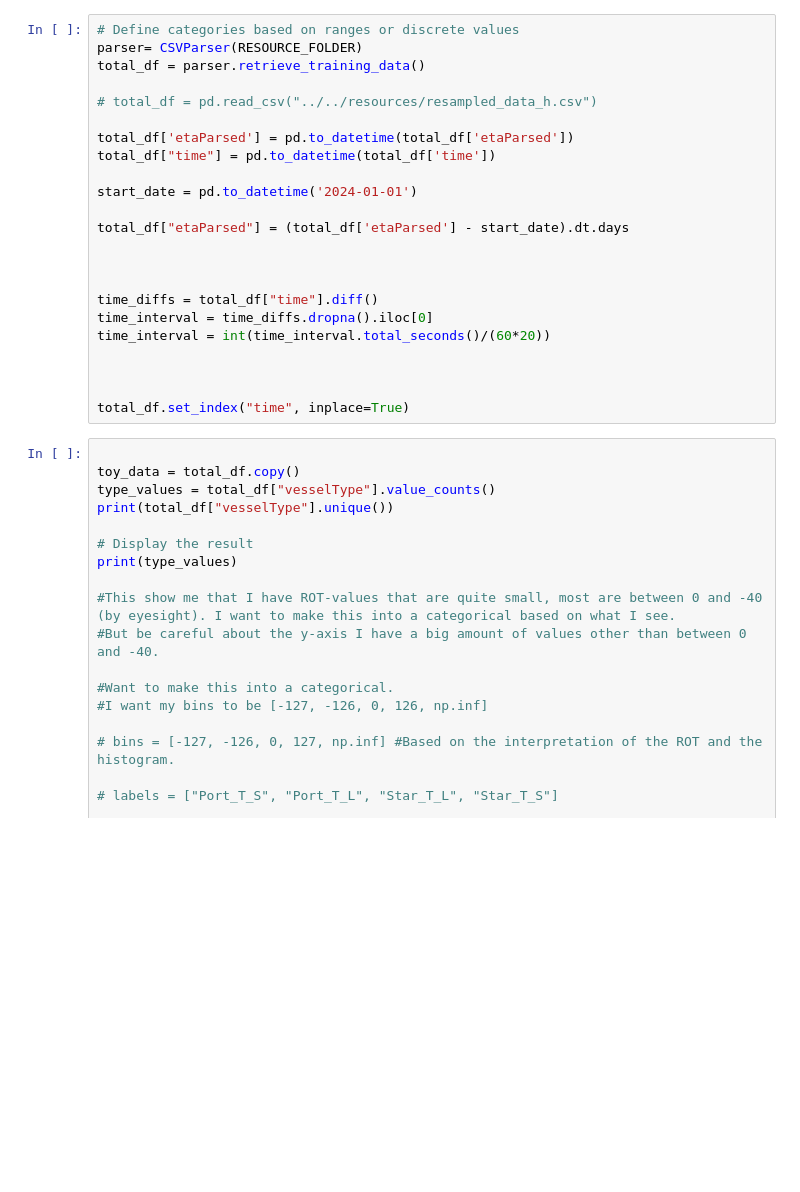
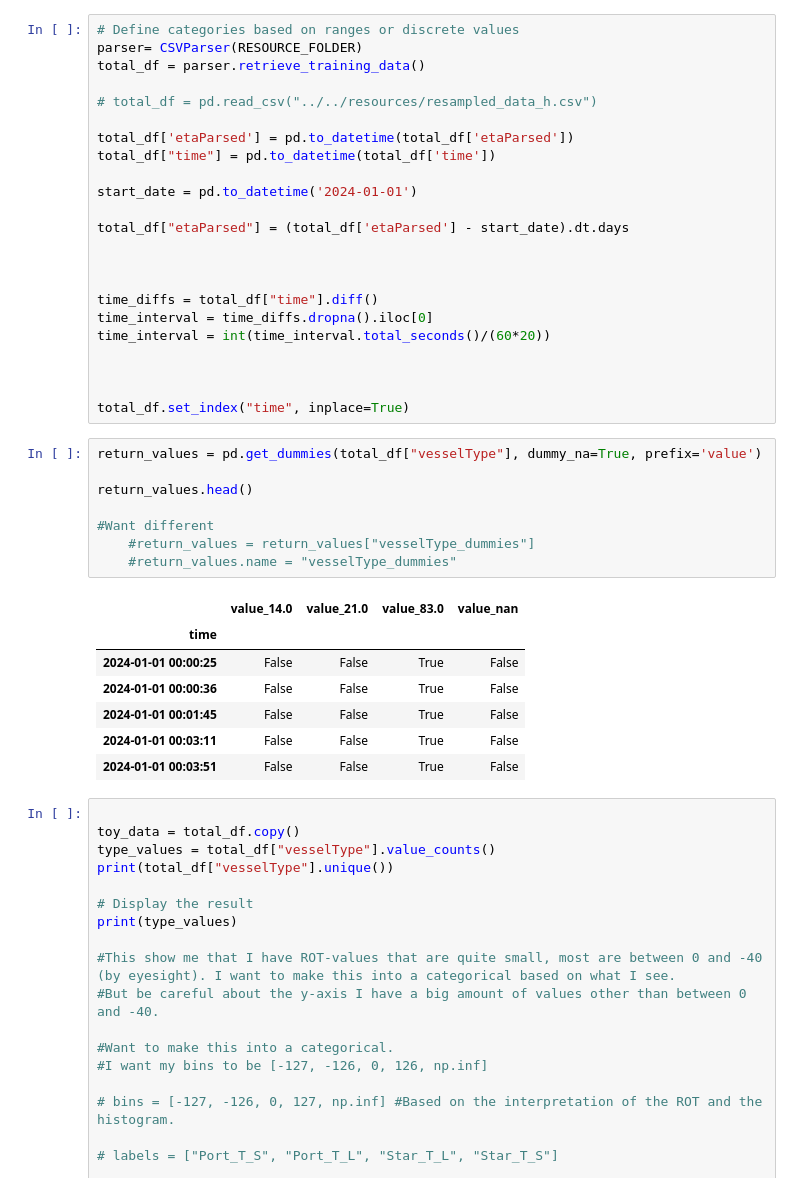
Before and after one commit to LockedInTheSkage/OceanWarlock, a Jupyter notebook: src/exploring_data.ipynb, the cells around one changed output. Cells and saved outputs as stored; diff of their text form; blank space fills up the shorter version.

```diff
--- a/src/exploring_data.ipynb
+++ b/src/exploring_data.ipynb
@@ -37,6 +37,22 @@ time_interval = int(time_interval.total_seconds()/(60*20))
 
 
 total_df.set_index("time", inplace=True)
+# %%
+return_values = pd.get_dummies(total_df["vesselType"], dummy_na=True, prefix='value')
+
+return_values.head()
+
+#Want different
+    #return_values = return_values["vesselType_dummies"]
+    #return_values.name = "vesselType_dummies"
+# %% [output]
+|  | value_14.0 | value_21.0 | value_83.0 | value_nan |
+| time |  |  |  |  |
+| 2024-01-01 00:00:25 | False | False | True | False |
+| 2024-01-01 00:00:36 | False | False | True | False |
+| 2024-01-01 00:01:45 | False | False | True | False |
+| 2024-01-01 00:03:11 | False | False | True | False |
+| 2024-01-01 00:03:51 | False | False | True | False |
 # %%
 
 toy_data = total_df.copy()
```
Also changed, not shown: 5 other files.
